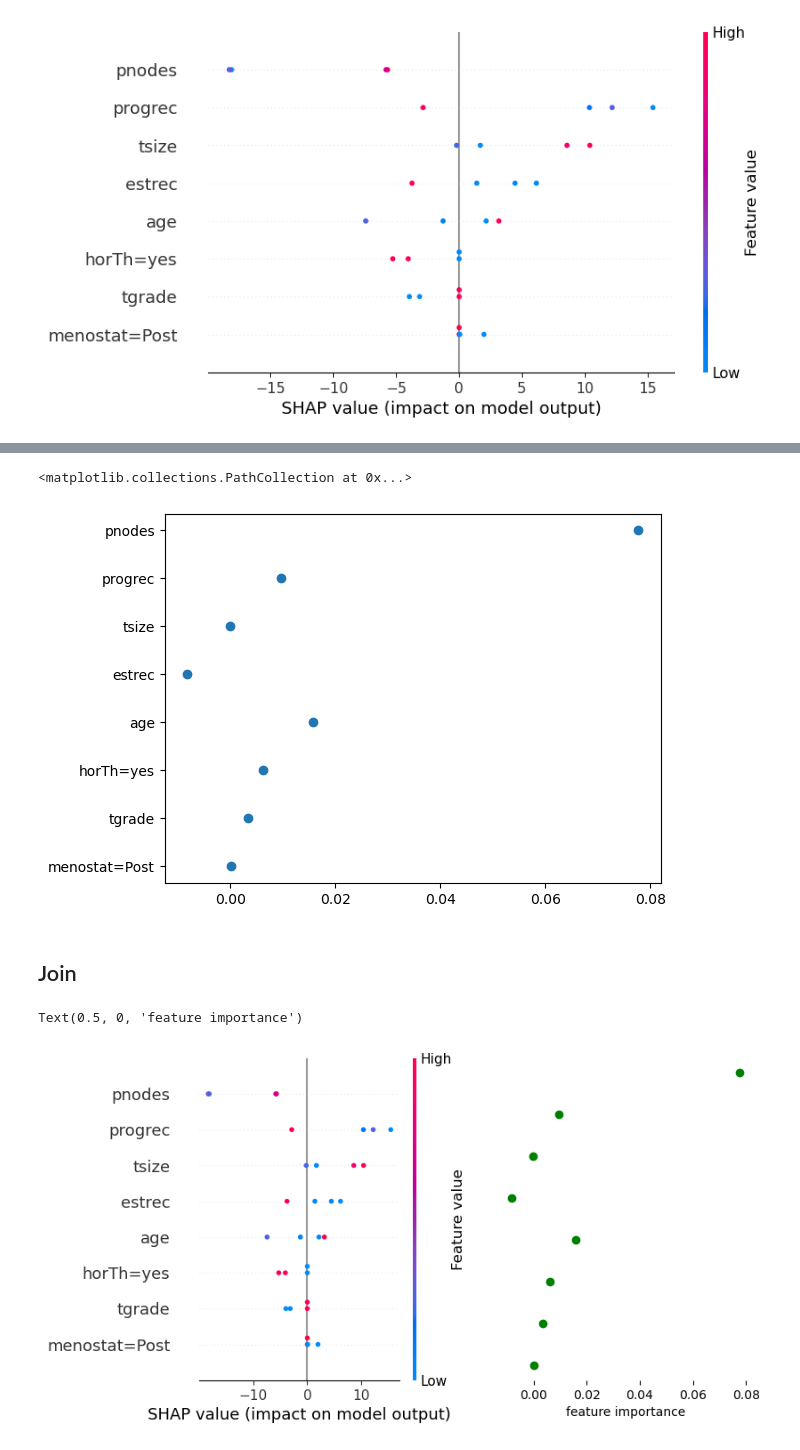
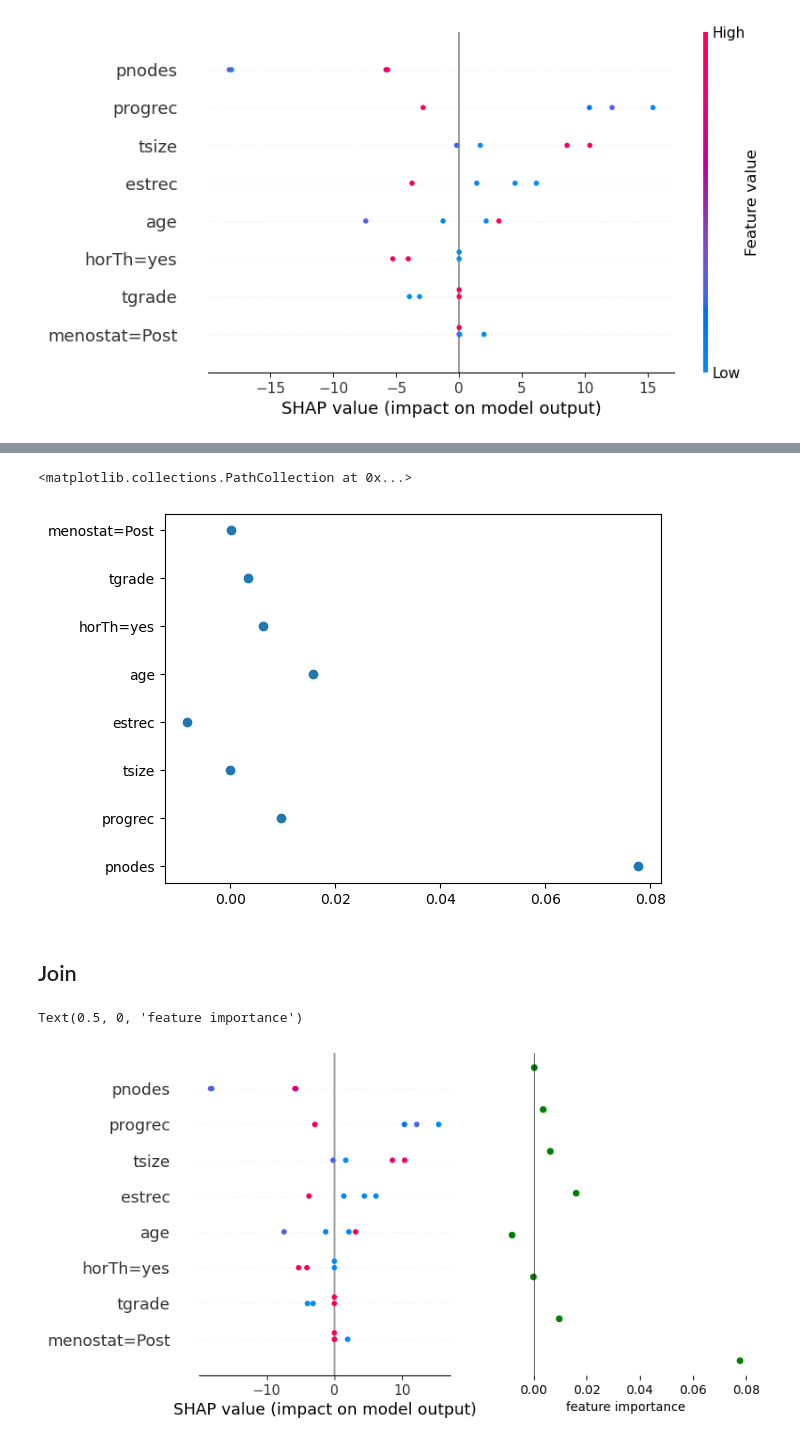
Before and after one commit to dmachlanski/ssp25-feature-attributions, a Jupyter notebook: base.ipynb, the cells around one changed output, grey strips where cells are left out. Drawn from its saved outputs; the diff is of its cells as text; code cells hidden in the pictures.

Commit message:
updates to the plots

```diff
--- a/base.ipynb
+++ b/base.ipynb
@@ -117,4 +117,5 @@ shap.plots.beeswarm(shap2)
 # %% [output]
 [figure]
 # %%
-df2=df.reindex(['pnodes', 'progrec', 'tsize', 'estrec', 'age', 'horTh=yes', 'tgrade', 'menostat=Post']).reset_index()
+#df2=df.reindex(['pnodes', 'progrec', 'tsize', 'estrec', 'age', 'horTh=yes', 'tgrade', 'menostat=Post']).reset_index()
+df=df.reset_index()
@@ -121,21 +134,22 @@ df2=df.reindex(['pnodes', 'progrec', 'tsize', 'estrec', 'age', 'horTh=yes', 'tgr
 # %%
-plt.scatter(df2['importances_mean'], df2['index'])
+plt.scatter(df['importances_mean'], df2['index'])
 # %% [output]
 <matplotlib.collections.PathCollection at 0x...>
-[figure, old version]
+[figure, new version]
 # %% [markdown]
 ## Join
 # %%
 plt.figure()
 
 plt.subplot(1, 2, 1)
-shap.plots.beeswarm(shap2, show=False)
+shap.plots.beeswarm(shap2, show=False, color_bar=False, s=20)
 
 plt.subplot(1, 2, 2)
-plt.scatter(df2['importances_mean'], df2['index'], c='green')
+plt.scatter(df2['importances_mean'], df2['index'], c='green', s=20)
 plt.yticks([])
+plt.axvline(0.0, c='k', linewidth=0.5)
 plt.box(False)
 plt.xlabel('feature importance')
 # %% [output]
 Text(0.5, 0, 'feature importance')
-[figure, old version]
+[figure, new version]
```
Also changed, not shown: parts of 3 cells of this notebook.
